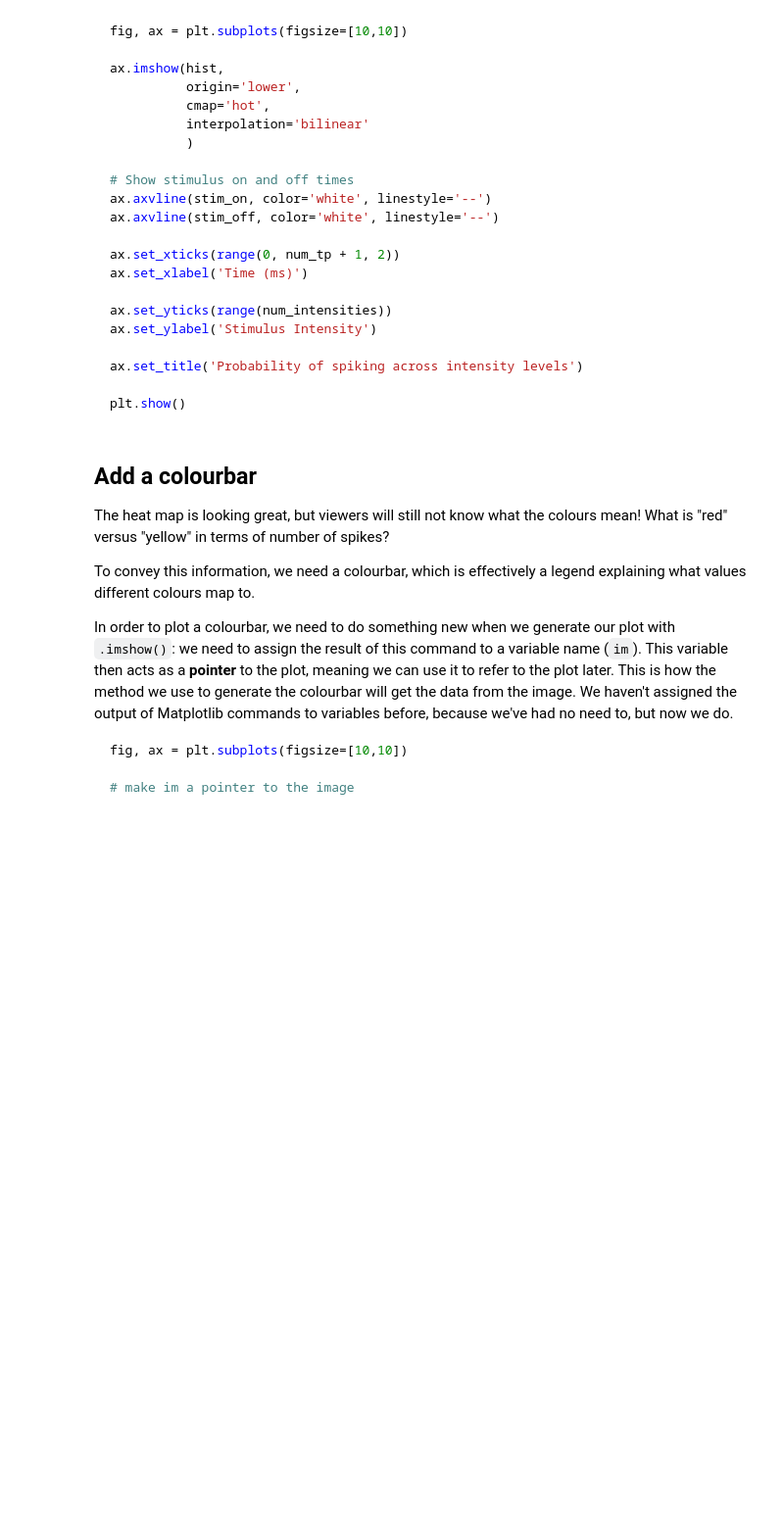
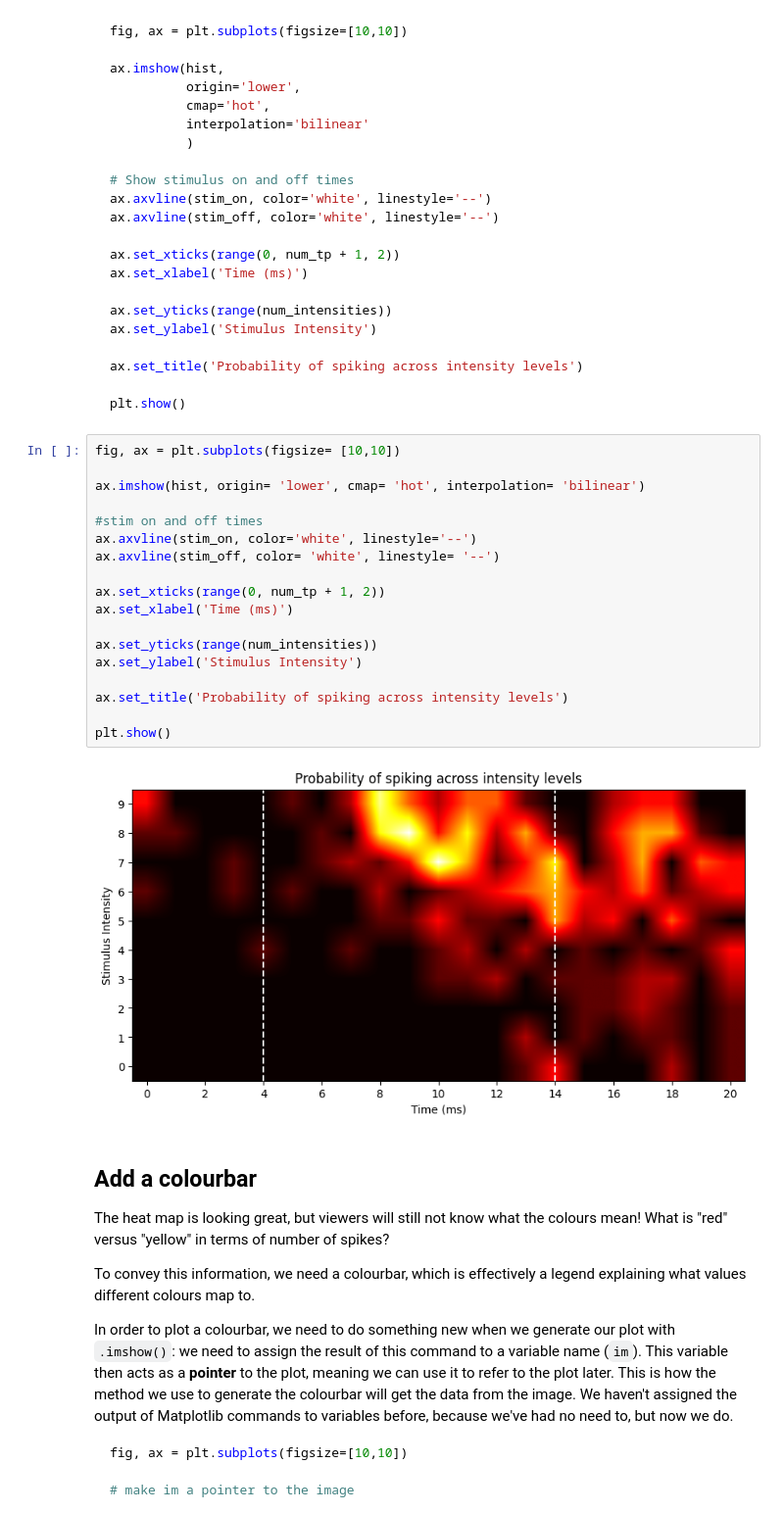
Before and after one commit to dm748329/Single-Unit-Data, a Jupyter notebook: 3 - heat_maps.ipynb, the cells around one changed output. Shown: that part at 98% size. Cells and saved outputs as stored; diff of their text form; blank space fills up the shorter version.

Commit message:
heat map with stim_on & _off

```diff
--- a/3 - heat_maps.ipynb
+++ b/3 - heat_maps.ipynb
@@ -224,6 +240,26 @@ ax.set_title('Probability of spiking across intensity levels')
 
 plt.show()
 ~~~
+# %%
+fig, ax = plt.subplots(figsize= [10,10])
+
+ax.imshow(hist, origin= 'lower', cmap= 'hot', interpolation= 'bilinear')
+
+#stim on and off times
+ax.axvline(stim_on, color='white', linestyle='--')
+ax.axvline(stim_off, color= 'white', linestyle= '--')
+
+ax.set_xticks(range(0, num_tp + 1, 2))
+ax.set_xlabel('Time (ms)')
+
+ax.set_yticks(range(num_intensities))
+ax.set_ylabel('Stimulus Intensity')
+
+ax.set_title('Probability of spiking across intensity levels')
+
+plt.show()
+# %% [output]
+[figure, added]
 # %% [markdown]
 ## Add a colourbar
 
```
Also changed, not shown: parts of 2 cells of this notebook.
